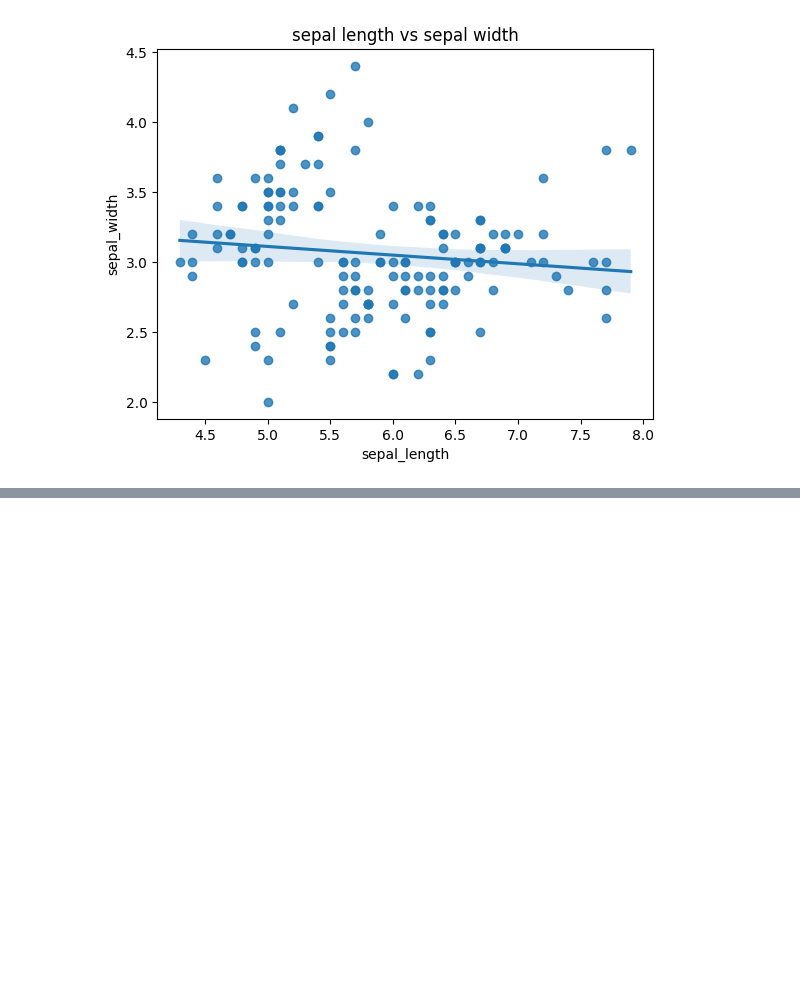
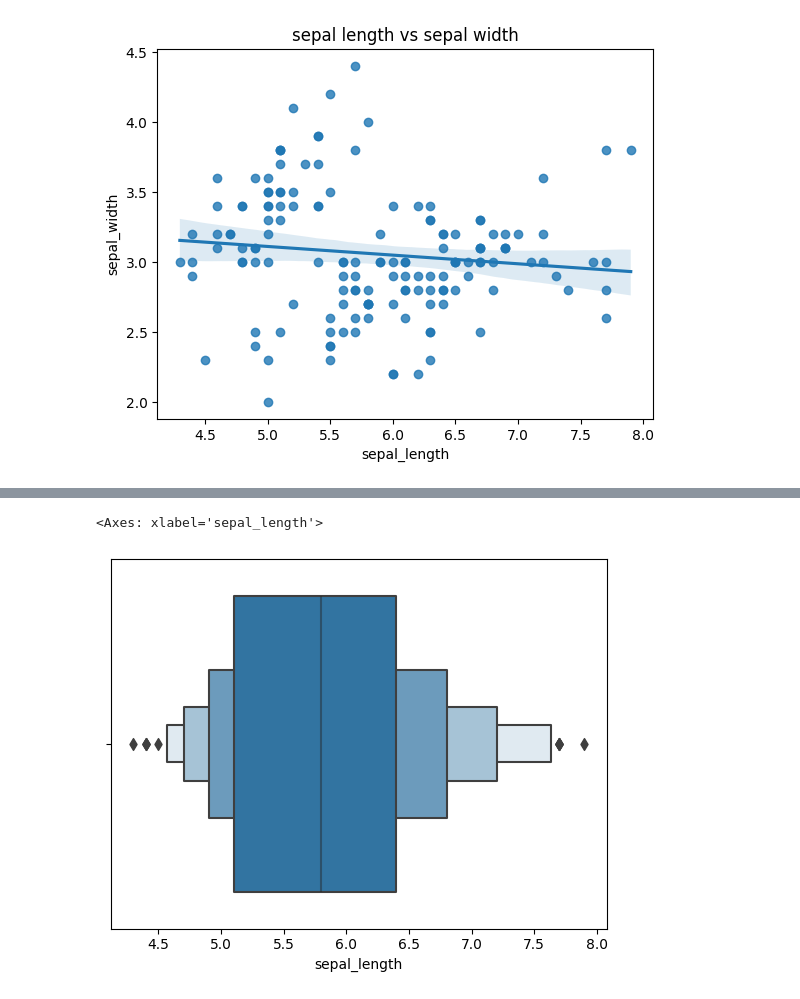
Before and after one commit to Ashutosh-Gairola/DEV, a Jupyter notebook: dev_town.ipynb, the cells around one changed output, grey strips where cells are left out. Cells and saved outputs as stored; diff of their text form; code cells hidden in the pictures; blank space fills up the shorter version.

```diff
--- a/dev_town.ipynb
+++ b/dev_town.ipynb
@@ -1554,0 +1574,5 @@ Text(0.5, 1.0, 'sepal length vs sepal width')
+# %%
+sns.boxenplot(x=df['sepal_length']) # dots are medium
+# %% [output]
+<Axes: xlabel='sepal_length'>
+[figure, added]
```
Also changed, not shown: parts of 7 cells of this notebook.
